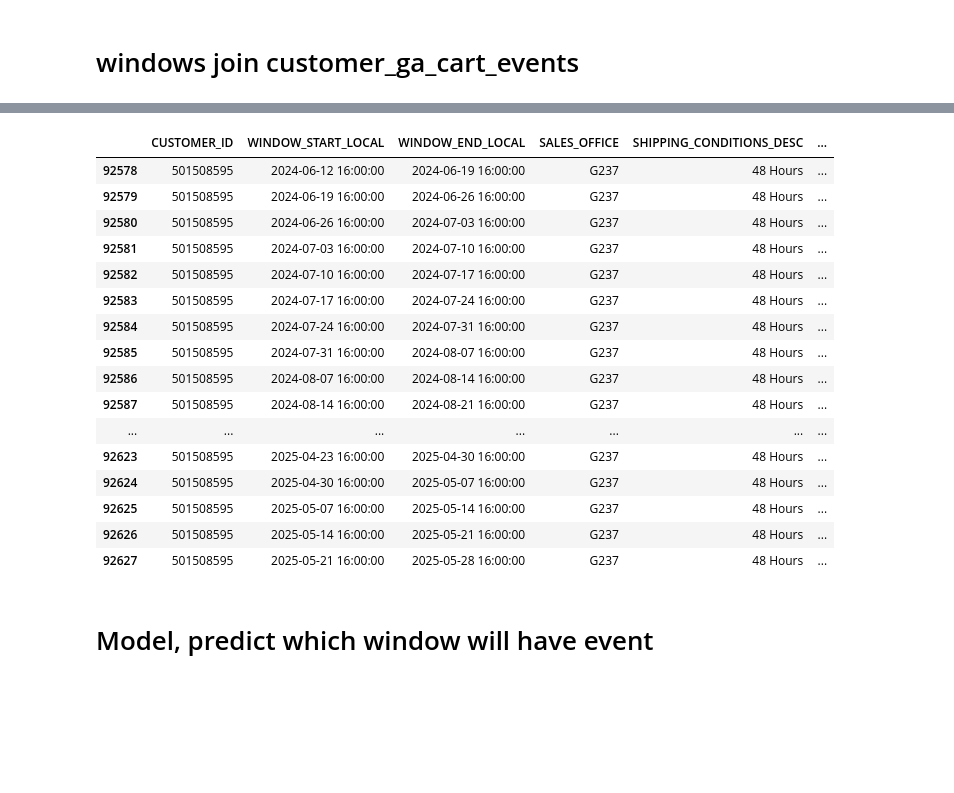
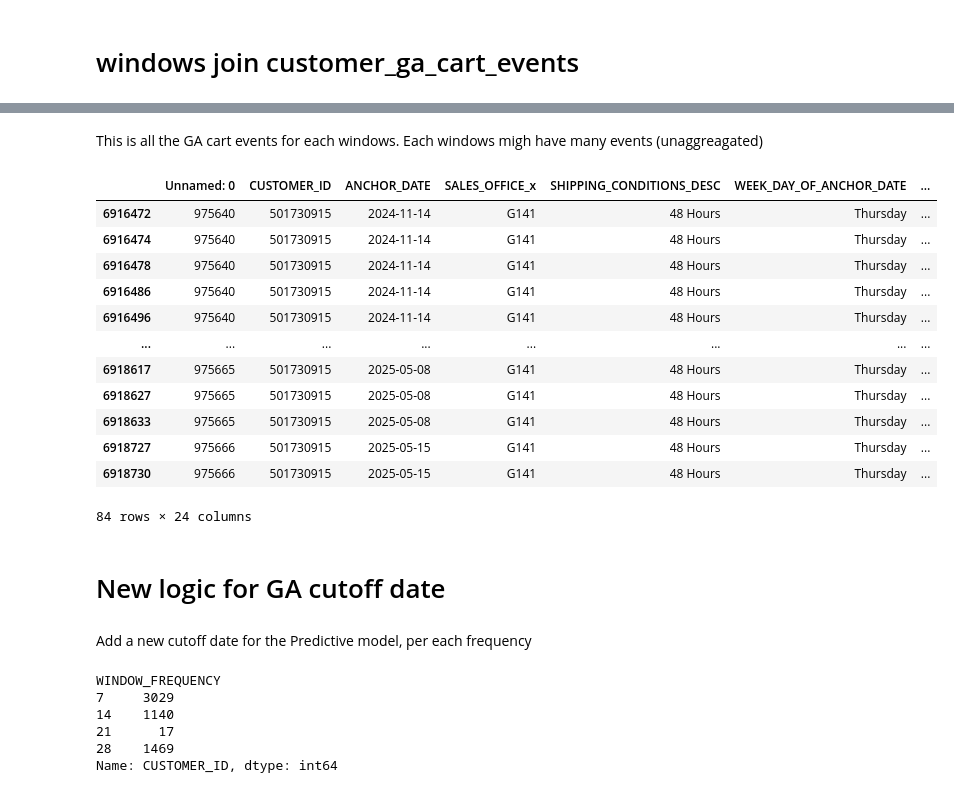
Before and after one commit to Hungagainagainagain/Swire-Cocacola-Capstone, a Jupyter notebook: modeling_new_logic.ipynb, the cells around one changed output, grey strips where cells are left out. Drawn from its saved outputs; the diff is of its cells as text; code cells hidden in the pictures; blank space fills up the shorter version.

```diff
--- a/modeling_new_logic.ipynb
+++ b/modeling_new_logic.ipynb
@@ -155,11 +168,11 @@ windows_with_ga = pd.merge(
 
 
 windows_with_ga["WINDOW_START_LOCAL"] = pd.to_datetime(
-    windows_with_ga["ANCHOR_DATE"].dt.strftime("%Y-%m-%d") + " " + cutoff,   #CUTOFFTIME__C	?
+    windows_with_ga["ANCHOR_DATE"].dt.strftime("%Y-%m-%d") + " " + windows_with_ga['CUTOFFTIME__C'],   #CUTOFFTIME__C	?
     errors="coerce"
 )
 windows_with_ga["WINDOW_END_LOCAL"] = pd.to_datetime(
-    windows_with_ga["NEXT_ANCHOR_SAME_WD"].dt.strftime("%Y-%m-%d") + " " + cutoff,
+    windows_with_ga["NEXT_ANCHOR_SAME_WD"].dt.strftime("%Y-%m-%d") + " " + windows_with_ga['CUTOFFTIME__C'],
     errors="coerce"
 )
 
@@ -174,18 +187,4 @@ in_window = (
     (windows_with_ga["EVENT_LOCAL_NAIVE"] <  windows_with_ga["WINDOW_END_LOCAL"])
 )
 
-# 2) Keep ALL windows; just mark which rows are in-window
-windows_with_ga["IN_WINDOW"] = in_window
-
-# 3) Null out event fields for rows outside the window so they won't count in aggregates
-event_cols = [
-    "EVENT_NAME","EVENT_LOCAL_DT","EVENT_LOCAL_DATE","EVENT_LOCAL_TIME",
-    "DEVICE_CATEGORY","DEVICE_MOBILE_BRAND_NAME","DEVICE_OPERATING_SYSTEM",
-    "EVENT_PAGE_NAME","EVENT_PAGE_TITLE"
-]
-windows_with_ga.loc[~in_window, event_cols] = pd.NA
-
-# 4) Optional indicators for counts
-windows_with_ga["is_add_to_cart"]       = (windows_with_ga["EVENT_NAME"] == "add_to_cart").astype("Int64")
-windows_with_ga["is_remove_from_cart"]  = (windows_with_ga["EVENT_NAME"] == "remove_from_cart").astype("Int64")
-windows_with_ga["is_purchase"]          = (windows_with_ga["EVENT_NAME"] == "purchase").astype("Int64")
+windows_with_ga = windows_with_ga[in_window].copy()
@@ -212,23 +191,33 @@ windows_with_ga_1 = (
-# %%
-# Now table have all windows, and purchases
-windows_with_ga_1[windows_with_ga_1['CUSTOMER_ID'] == 501508595]
-# %% [output]
-|  | CUSTOMER_ID | WINDOW_START_LOCAL | WINDOW_END_LOCAL | SALES_OFFICE | SHIPPING_CONDITIONS_DESC | ... |
-| 92578 | 501508595 | 2024-06-12 16:00:00 | 2024-06-19 16:00:00 | G237 | 48 Hours | ... |
-| 92579 | 501508595 | 2024-06-19 16:00:00 | 2024-06-26 16:00:00 | G237 | 48 Hours | ... |
-| 92580 | 501508595 | 2024-06-26 16:00:00 | 2024-07-03 16:00:00 | G237 | 48 Hours | ... |
-| 92581 | 501508595 | 2024-07-03 16:00:00 | 2024-07-10 16:00:00 | G237 | 48 Hours | ... |
-| 92582 | 501508595 | 2024-07-10 16:00:00 | 2024-07-17 16:00:00 | G237 | 48 Hours | ... |
-| 92583 | 501508595 | 2024-07-17 16:00:00 | 2024-07-24 16:00:00 | G237 | 48 Hours | ... |
-| 92584 | 501508595 | 2024-07-24 16:00:00 | 2024-07-31 16:00:00 | G237 | 48 Hours | ... |
-| 92585 | 501508595 | 2024-07-31 16:00:00 | 2024-08-07 16:00:00 | G237 | 48 Hours | ... |
-| 92586 | 501508595 | 2024-08-07 16:00:00 | 2024-08-14 16:00:00 | G237 | 48 Hours | ... |
-| 92587 | 501508595 | 2024-08-14 16:00:00 | 2024-08-21 16:00:00 | G237 | 48 Hours | ... |
-| ... | ... | ... | ... | ... | ... | ... |
-| 92623 | 501508595 | 2025-04-23 16:00:00 | 2025-04-30 16:00:00 | G237 | 48 Hours | ... |
-| 92624 | 501508595 | 2025-04-30 16:00:00 | 2025-05-07 16:00:00 | G237 | 48 Hours | ... |
-| 92625 | 501508595 | 2025-05-07 16:00:00 | 2025-05-14 16:00:00 | G237 | 48 Hours | ... |
-| 92626 | 501508595 | 2025-05-14 16:00:00 | 2025-05-21 16:00:00 | G237 | 48 Hours | ... |
-| 92627 | 501508595 | 2025-05-21 16:00:00 | 2025-05-28 16:00:00 | G237 | 48 Hours | ... |
-# %% [markdown]
-# Model, predict which window will have event
+# %% [markdown]
+This is all the GA cart events for each windows. Each windows migh have many events (unaggreagated)
+# %%
+windows_with_ga[windows_with_ga['CUSTOMER_ID']==501730915]
+# %% [output]
+|  | Unnamed: 0 | CUSTOMER_ID | ANCHOR_DATE | SALES_OFFICE_x | SHIPPING_CONDITIONS_DESC | WEEK_DAY_OF_ANCHOR_DATE | ... |
+| 6916472 | 975640 | 501730915 | 2024-11-14 | G141 | 48 Hours | Thursday | ... |
+| 6916474 | 975640 | 501730915 | 2024-11-14 | G141 | 48 Hours | Thursday | ... |
+| 6916478 | 975640 | 501730915 | 2024-11-14 | G141 | 48 Hours | Thursday | ... |
+| 6916486 | 975640 | 501730915 | 2024-11-14 | G141 | 48 Hours | Thursday | ... |
+| 6916496 | 975640 | 501730915 | 2024-11-14 | G141 | 48 Hours | Thursday | ... |
+| ... | ... | ... | ... | ... | ... | ... | ... |
+| 6918617 | 975665 | 501730915 | 2025-05-08 | G141 | 48 Hours | Thursday | ... |
+| 6918627 | 975665 | 501730915 | 2025-05-08 | G141 | 48 Hours | Thursday | ... |
+| 6918633 | 975665 | 501730915 | 2025-05-08 | G141 | 48 Hours | Thursday | ... |
+| 6918727 | 975666 | 501730915 | 2025-05-15 | G141 | 48 Hours | Thursday | ... |
+| 6918730 | 975666 | 501730915 | 2025-05-15 | G141 | 48 Hours | Thursday | ... |
+84 rows × 24 columns
+# %% [markdown]
+# New logic for GA cutoff date
+# %% [markdown]
+Add a new cutoff date for the Predictive model, per each frequency
+# %%
+windows_with_ga1=windows_with_ga.copy()
+# What are the top frequencies for customers
+windows_with_ga1.groupby('WINDOW_FREQUENCY')['CUSTOMER_ID'].nunique()
+# %% [output]
+WINDOW_FREQUENCY
+7     3029
+14    1140
+21      17
+28    1469
+Name: CUSTOMER_ID, dtype: int64
```
Also changed, not shown: parts of 24 cells of this notebook.
